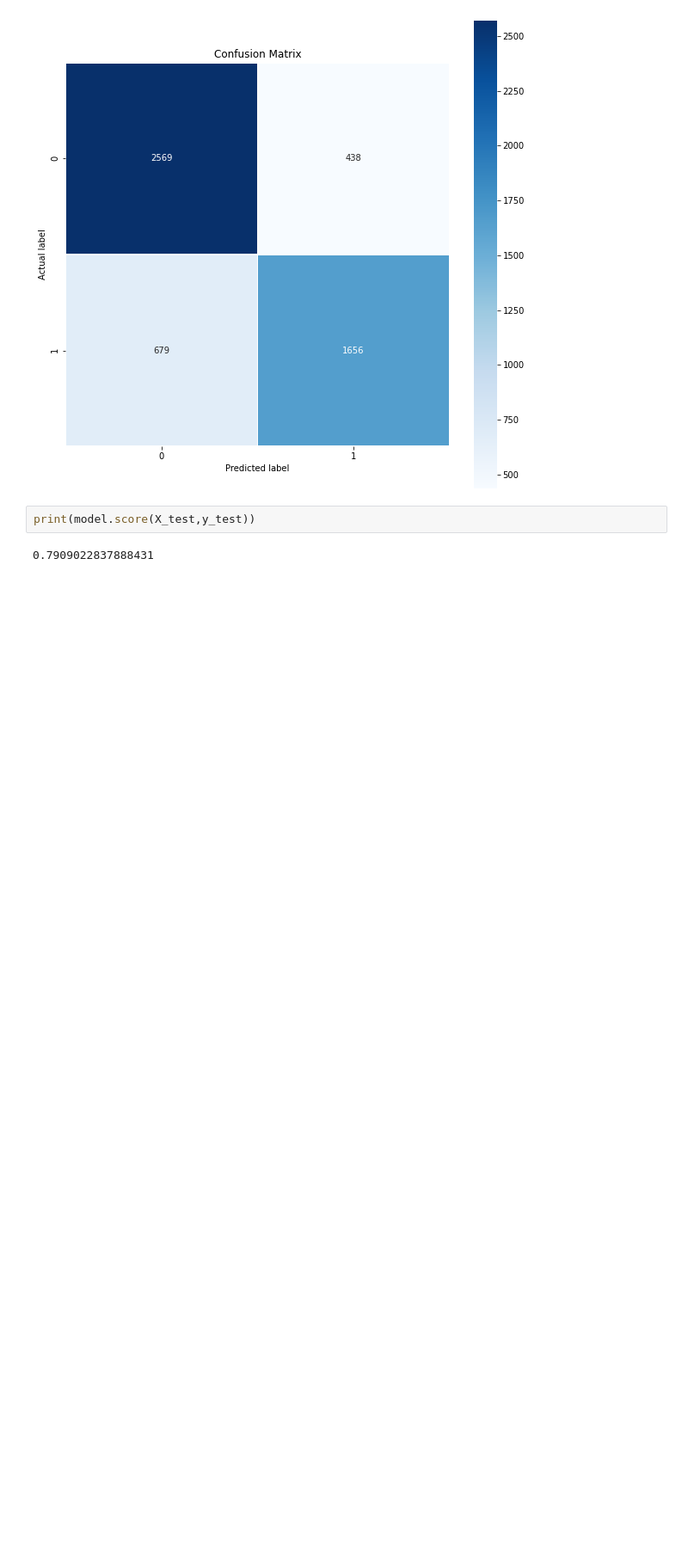
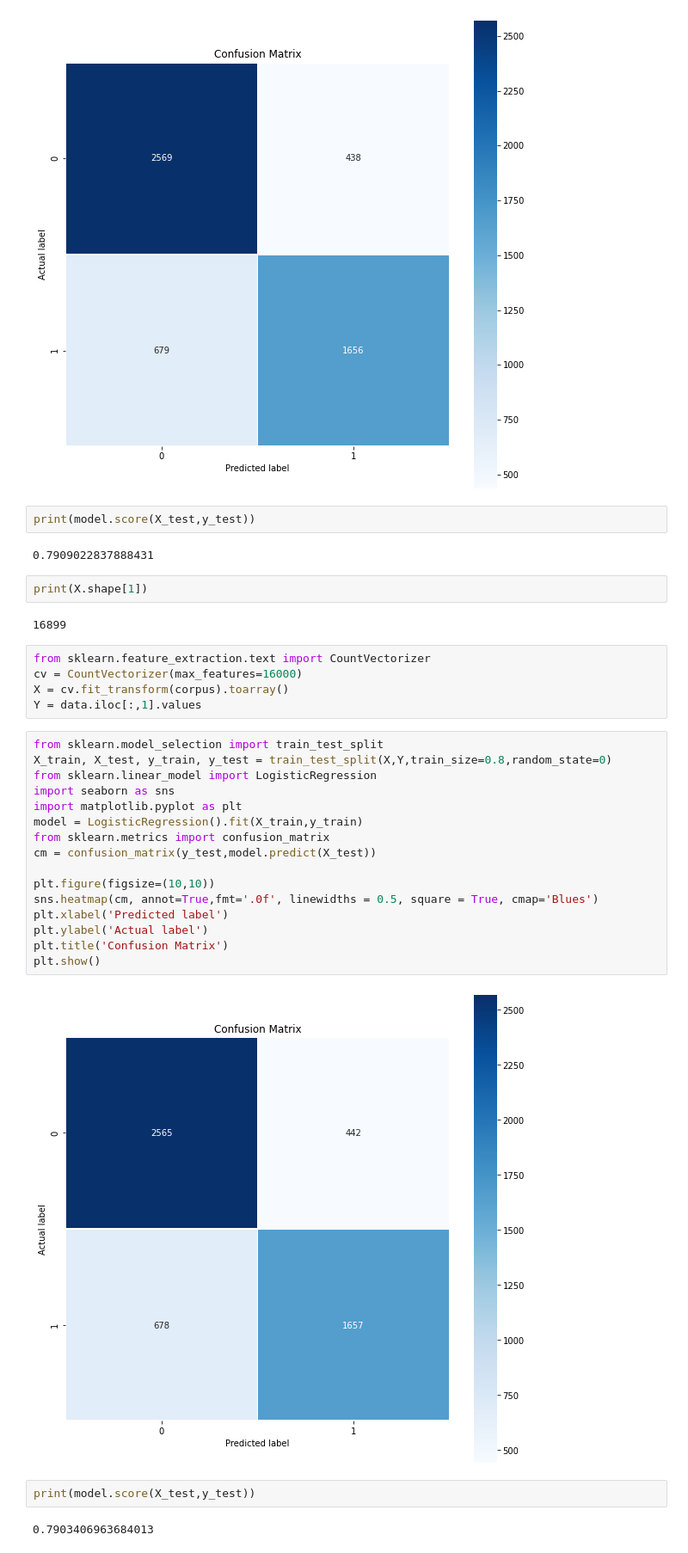
Before and after one commit to khoaht312/CS114.L11.KHCL, a Jupyter notebook: New_Headline_Sarcasm_Detection.ipynb, the cells around one changed output. Shown at 86% size. Drawn from its saved outputs; the diff is of its cells as text; blank space fills up the shorter version.

```diff
--- a/New_Headline_Sarcasm_Detection.ipynb
+++ b/New_Headline_Sarcasm_Detection.ipynb
@@ -91,3 +91,34 @@ plt.show()
 print(model.score(X_test,y_test))
 # %% [output]
 0.7909022837888431
+# %%
+print(X.shape[1])
+# %% [output]
+16899
+# %%
+from sklearn.feature_extraction.text import CountVectorizer
+cv = CountVectorizer(max_features=16000)
+X = cv.fit_transform(corpus).toarray()
+Y = data.iloc[:,1].values
+# %%
+from sklearn.model_selection import train_test_split
+X_train, X_test, y_train, y_test = train_test_split(X,Y,train_size=0.8,random_state=0)
+from sklearn.linear_model import LogisticRegression
+import seaborn as sns
+import matplotlib.pyplot as plt
+model = LogisticRegression().fit(X_train,y_train)
+from sklearn.metrics import confusion_matrix
+cm = confusion_matrix(y_test,model.predict(X_test))
+
+plt.figure(figsize=(10,10))
+sns.heatmap(cm, annot=True,fmt='.0f', linewidths = 0.5, square = True, cmap='Blues')
+plt.xlabel('Predicted label')
+plt.ylabel('Actual label')
+plt.title('Confusion Matrix')
+plt.show()
+# %% [output]
+[figure, added]
+# %%
+print(model.score(X_test,y_test))
+# %% [output]
+0.7903406963684013
```
